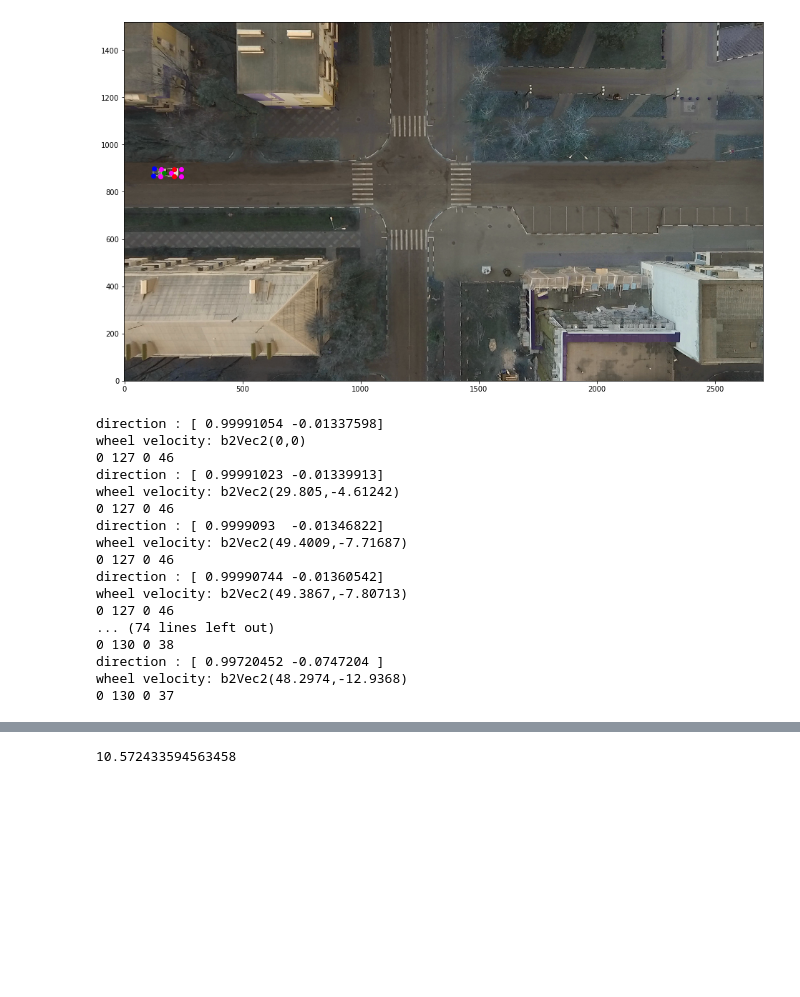
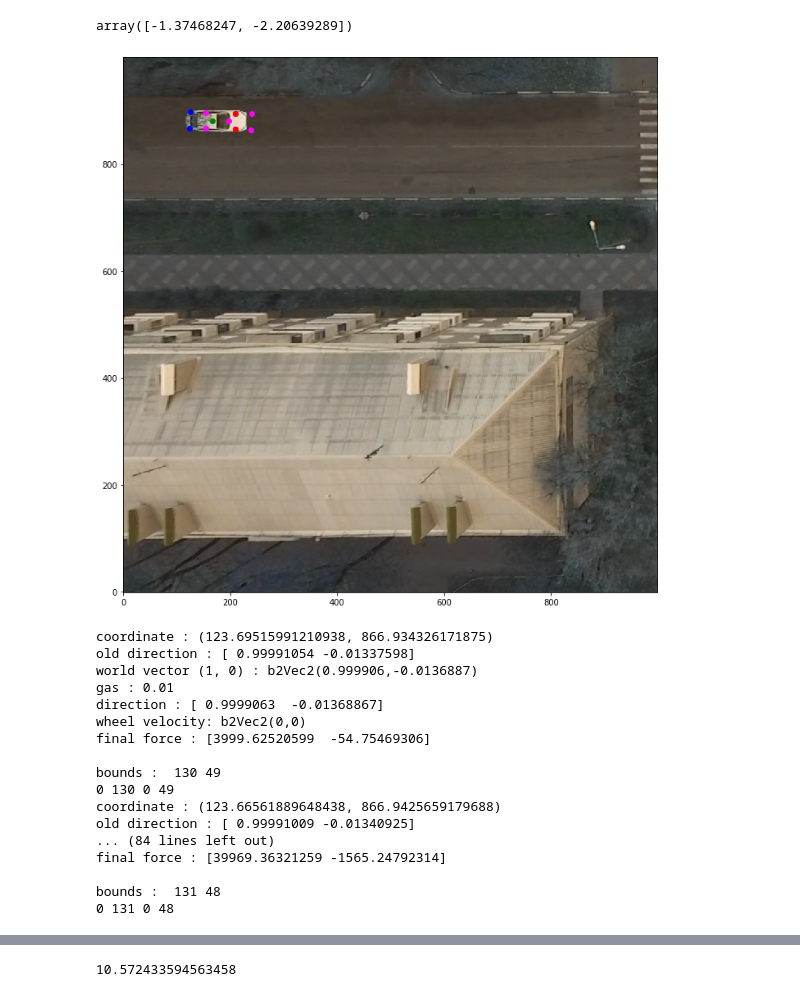
Before and after one commit to MartinsonMichael/raai-summer-school-2019, a Jupyter notebook: simulator/component_test.ipynb, the cells around one changed output, grey strips where cells are left out. Saved outputs shown, nothing was run; the diff lists cells and outputs as text; code cells hidden in the pictures; blank space fills up the shorter version.

```diff
--- a/simulator/component_test.ipynb
+++ b/simulator/component_test.ipynb
@@ -19,54 +26,56 @@ wheel velocity: b2Vec2(0,0)
 # %%
-env._agent_car.get_car_vector
+env._agent_car._car_image.car_image_center_displacement
+# %% [output]
+array([-1.37468247, -2.20639289])
 # %%
 plt.figure(figsize=(16, 12))
-plt.imshow(state_pic, origin='lower')
+plt.imshow(state_pic[:1000, :1000], origin='lower')
 
 # wheels
 plt.scatter(
     env._agent_car.get_wheels_positions()[:, 0],
     env._agent_car.get_wheels_positions()[:, 1],
     color='blue'
 )
 # wheels vectors
 plt.scatter(
     env._agent_car.get_wheels_positions()[:, 0] + 30 * env._agent_car.get_wheels_vectors[:, 0],
     env._agent_car.get_wheels_positions()[:, 1] + 30 * env._agent_car.get_wheels_vectors[:, 1],
     color='magenta'
 )
 
 plt.scatter(env._agent_car.hull.position.x, env._agent_car.hull.position.y, color='green')
 plt.scatter(
     env._agent_car.hull.position.x + 30 * env._agent_car.get_car_vector[0],
     env._agent_car.hull.position.y + 30 * env._agent_car.get_car_vector[1],
     color='magenta'
 )
 for wheel in env._agent_car.iterate_over_front_wheels():
     plt.scatter(wheel.position.x, wheel.position.y, color='red')
 plt.show()
 # %% [output]
-[figure, old version]
+[figure, new version]
 # %%
-for _ in range(30):
+for _ in range(10):
     (state_pic, state), r, done, info = env.step(1)
 # %% [output]
-direction : [ 0.99991054 -0.01337598]
+coordinate : (123.69515991210938, 866.934326171875)
+old direction : [ 0.99991054 -0.01337598]
+world vector (1, 0) : b2Vec2(0.999906,-0.0136887)
+gas : 0.01
+direction : [ 0.9999063  -0.01368867]
 wheel velocity: b2Vec2(0,0)
-0 127 0 46
-direction : [ 0.99991023 -0.01339913]
-wheel velocity: b2Vec2(29.805,-4.61242)
-0 127 0 46
-direction : [ 0.9999093  -0.01346822]
-wheel velocity: b2Vec2(49.4009,-7.71687)
-0 127 0 46
-direction : [ 0.99990744 -0.01360542]
-wheel velocity: b2Vec2(49.3867,-7.80713)
-0 127 0 46
-... (74 lines left out)
-0 130 0 38
-direction : [ 0.99720452 -0.0747204 ]
-wheel velocity: b2Vec2(48.2974,-12.9368)
-0 130 0 37
+final force : [3999.62520599  -54.75469306]
+
+bounds :  130 49
+0 130 0 49
+coordinate : (123.66561889648438, 866.9425659179688)
+old direction : [ 0.99991009 -0.01340925]
+... (84 lines left out)
+final force : [39969.36321259 -1565.24792314]
+
+bounds :  131 48
+0 131 0 48
 # %%
 plt.figure(figsize=(16, 12))
 plt.imshow(state_pic[:1000, :1000], origin='lower')
```
Also changed, not shown: parts of 2 cells of this notebook, 6 other files.
